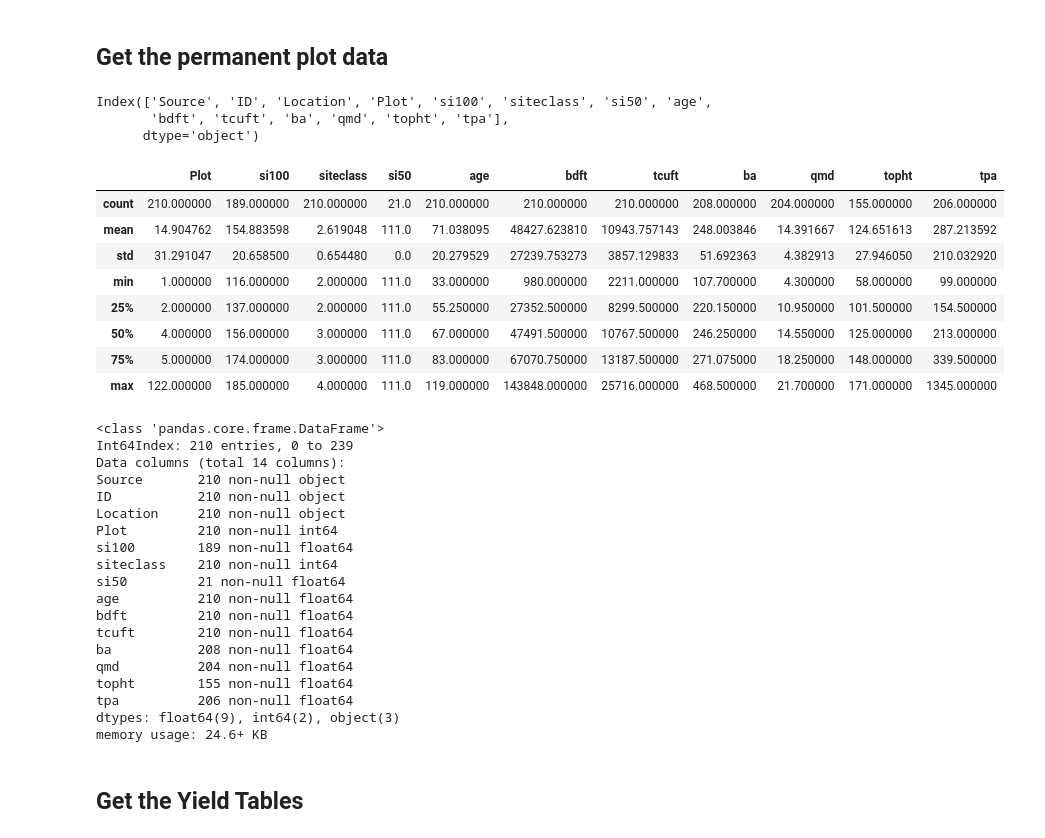
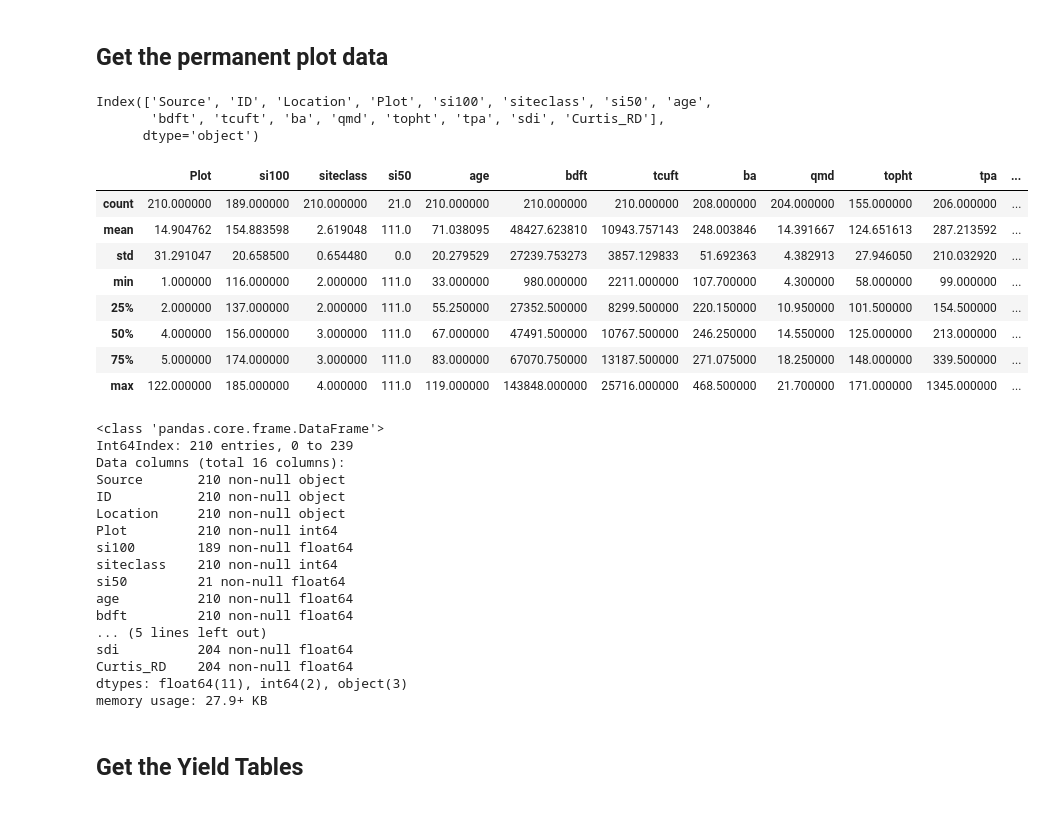
Before and after one commit to Ecotrust/FSC_Case_Studies, a Jupyter notebook: ORGANON_yield_analysis/FVS vs. Yield Tables and Plot Data.ipynb, the cells around one changed output. Saved outputs shown, nothing was run; the diff lists cells and outputs as text; code cells hidden in the pictures.

```diff
--- a/ORGANON_yield_analysis/FVS vs. Yield Tables and Plot Data.ipynb
+++ b/ORGANON_yield_analysis/FVS vs. Yield Tables and Plot Data.ipynb
@@ -149,28 +171,30 @@ fia_group = fia.groupby(by=['siteclass', 'stand_age_10']).agg(['mean', 'std', 'c
 ## Get the permanent plot data
 # %%
 perm = pd.read_csv('PermanentPlots.csv')
+perm['sdi'] = perm.tpa * (perm.qmd/10)**1.605
+perm['Curtis_RD'] = perm.ba / np.sqrt(perm.qmd)
 perm = perm.loc[perm.siteclass.isin([2,3,4])]
 print(perm.columns)
 perm.describe()
 # %% [output]
 Index(['Source', 'ID', 'Location', 'Plot', 'si100', 'siteclass', 'si50', 'age',
-       'bdft', 'tcuft', 'ba', 'qmd', 'topht', 'tpa'],
+       'bdft', 'tcuft', 'ba', 'qmd', 'topht', 'tpa', 'sdi', 'Curtis_RD'],
       dtype='object')
-|  | Plot | si100 | siteclass | si50 | age | bdft | tcuft | ba | qmd | topht | tpa |
-| count | 210.000000 | 189.000000 | 210.000000 | 21.0 | 210.000000 | 210.000000 | 210.000000 | 208.000000 | 204.000000 | 155.000000 | 206.000000 |
-| mean | 14.904762 | 154.883598 | 2.619048 | 111.0 | 71.038095 | 48427.623810 | 10943.757143 | 248.003846 | 14.391667 | 124.651613 | 287.213592 |
-| std | 31.291047 | 20.658500 | 0.654480 | 0.0 | 20.279529 | 27239.753273 | 3857.129833 | 51.692363 | 4.382913 | 27.946050 | 210.032920 |
-| min | 1.000000 | 116.000000 | 2.000000 | 111.0 | 33.000000 | 980.000000 | 2211.000000 | 107.700000 | 4.300000 | 58.000000 | 99.000000 |
-| 25% | 2.000000 | 137.000000 | 2.000000 | 111.0 | 55.250000 | 27352.500000 | 8299.500000 | 220.150000 | 10.950000 | 101.500000 | 154.500000 |
-| 50% | 4.000000 | 156.000000 | 3.000000 | 111.0 | 67.000000 | 47491.500000 | 10767.500000 | 246.250000 | 14.550000 | 125.000000 | 213.000000 |
-| 75% | 5.000000 | 174.000000 | 3.000000 | 111.0 | 83.000000 | 67070.750000 | 13187.500000 | 271.075000 | 18.250000 | 148.000000 | 339.500000 |
-| max | 122.000000 | 185.000000 | 4.000000 | 111.0 | 119.000000 | 143848.000000 | 25716.000000 | 468.500000 | 21.700000 | 171.000000 | 1345.000000 |
+|  | Plot | si100 | siteclass | si50 | age | bdft | tcuft | ba | qmd | topht | tpa | ... |
+| count | 210.000000 | 189.000000 | 210.000000 | 21.0 | 210.000000 | 210.000000 | 210.000000 | 208.000000 | 204.000000 | 155.000000 | 206.000000 | ... |
+| mean | 14.904762 | 154.883598 | 2.619048 | 111.0 | 71.038095 | 48427.623810 | 10943.757143 | 248.003846 | 14.391667 | 124.651613 | 287.213592 | ... |
+| std | 31.291047 | 20.658500 | 0.654480 | 0.0 | 20.279529 | 27239.753273 | 3857.129833 | 51.692363 | 4.382913 | 27.946050 | 210.032920 | ... |
+| min | 1.000000 | 116.000000 | 2.000000 | 111.0 | 33.000000 | 980.000000 | 2211.000000 | 107.700000 | 4.300000 | 58.000000 | 99.000000 | ... |
+| 25% | 2.000000 | 137.000000 | 2.000000 | 111.0 | 55.250000 | 27352.500000 | 8299.500000 | 220.150000 | 10.950000 | 101.500000 | 154.500000 | ... |
+| 50% | 4.000000 | 156.000000 | 3.000000 | 111.0 | 67.000000 | 47491.500000 | 10767.500000 | 246.250000 | 14.550000 | 125.000000 | 213.000000 | ... |
+| 75% | 5.000000 | 174.000000 | 3.000000 | 111.0 | 83.000000 | 67070.750000 | 13187.500000 | 271.075000 | 18.250000 | 148.000000 | 339.500000 | ... |
+| max | 122.000000 | 185.000000 | 4.000000 | 111.0 | 119.000000 | 143848.000000 | 25716.000000 | 468.500000 | 21.700000 | 171.000000 | 1345.000000 | ... |
 # %%
 perm.info()
 # %% [output]
 <class 'pandas.core.frame.DataFrame'>
 Int64Index: 210 entries, 0 to 239
-Data columns (total 14 columns):
+Data columns (total 16 columns):
 Source       210 non-null object
 ID           210 non-null object
 Location     210 non-null object
@@ -180,13 +204,11 @@ siteclass    210 non-null int64
 si50         21 non-null float64
 age          210 non-null float64
 bdft         210 non-null float64
-tcuft        210 non-null float64
-ba           208 non-null float64
-qmd          204 non-null float64
-topht        155 non-null float64
-tpa          206 non-null float64
-dtypes: float64(9), int64(2), object(3)
-memory usage: 24.6+ KB
+... (5 lines left out)
+sdi          204 non-null float64
+Curtis_RD    204 non-null float64
+dtypes: float64(11), int64(2), object(3)
+memory usage: 27.9+ KB
 # %% [markdown]
 ## Get the Yield Tables
 # %%
```
Also changed, not shown: parts of 11 cells of this notebook.
